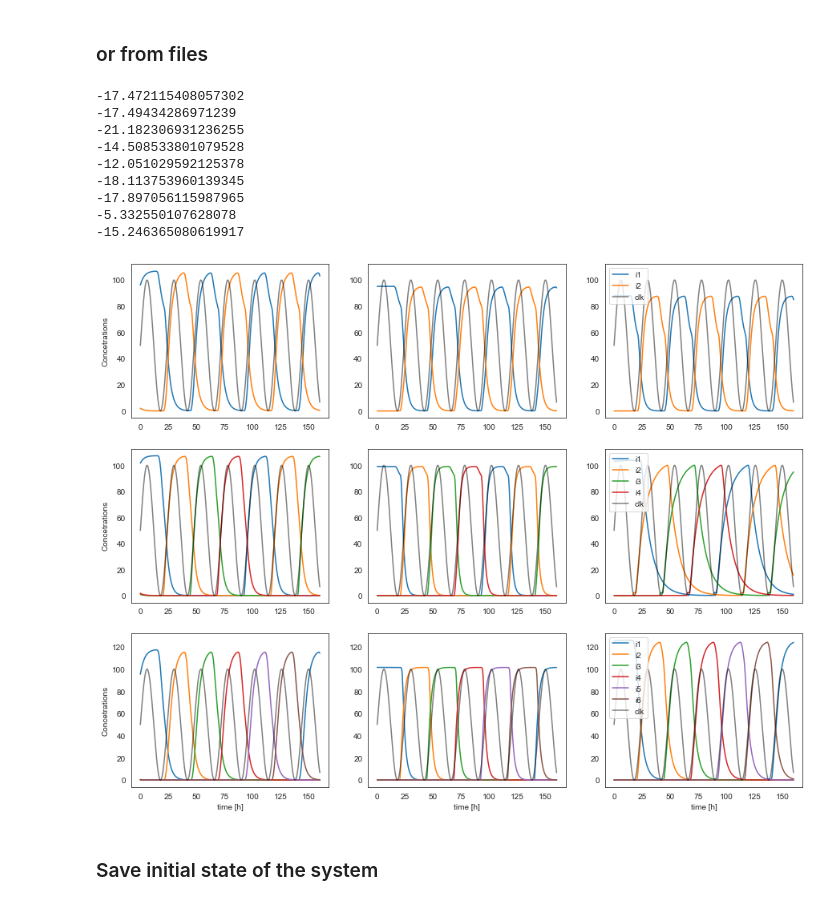
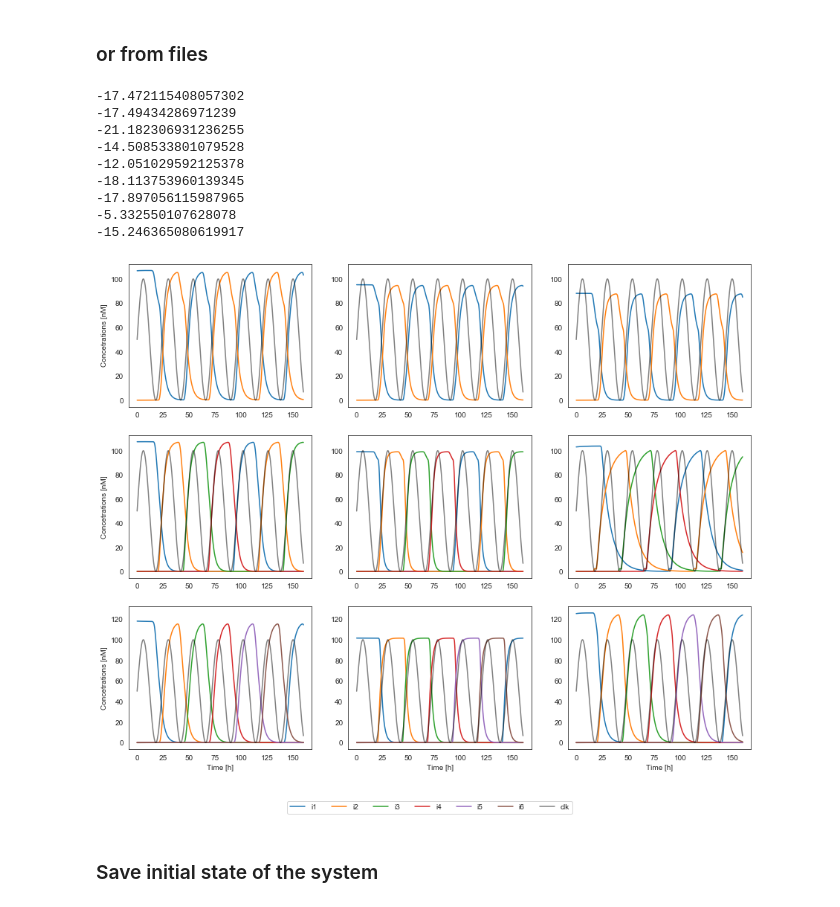
Before and after one commit to mmoskon/BioProc, a Jupyter notebook: models/analyse_proc_4bit.ipynb, the cells around one changed output. Cells and saved outputs as stored; diff of their text form; code cells hidden in the pictures.

Commit message:
figures updated

```diff
--- a/models/analyse_proc_4bit.ipynb
+++ b/models/analyse_proc_4bit.ipynb
@@ -87,7 +87,7 @@ def plot_points(axes, points, n_bits = 2, plot_clock=True, plot_q = False, hot_s
                 a.plot(ts, q, label='q')
             if plot_clock:
                 a.plot(ts, clk, 'k', alpha = 0.5, label='clk')
-            #a.set_xlabel("time [h]")
+            #a.set_xlabel("Time [h]")
             #a.legend(loc='upper left')
 
 
@@ -123,7 +123,7 @@ def plot_points(axes, points, n_bits = 2, plot_clock=True, plot_q = False, hot_s
                 a.plot(ts, q2, label='q2')
             if plot_clock:
                 a.plot(ts, clk, 'k', alpha = 0.5, label='clk')
-            #a.set_xlabel("time [h]")
+            #a.set_xlabel("Time [h]")
             #a.legend(loc='upper left')
         elif n_bits == 3 or (n_bits == 0 and i == 2):
             y0 = init_valid[2]# np.array([0]*6)
@@ -162,7 +162,7 @@ def plot_points(axes, points, n_bits = 2, plot_clock=True, plot_q = False, hot_s
                 a.plot(ts, q3, label='q3')
             if plot_clock:
                 a.plot(ts, clk, 'k', alpha = 0.5, label='clk')
-            #a.set_xlabel("time [h]")
+            #a.set_xlabel("Time [h]")
             #a.legend(loc='upper left')
         elif n_bits == 4 or (n_bits == 0 and i == 3):
             y0 = init_valid[3]# np.array([0]*6)
@@ -208,14 +208,15 @@ def plot_points(axes, points, n_bits = 2, plot_clock=True, plot_q = False, hot_s
                 a.plot(ts, q4, label='q4')
             if plot_clock:
                 a.plot(ts, clk, 'k', alpha = 0.5, label='clk')
-            a.set_xlabel("time [h]")
-            a.legend(loc='upper left')
+            a.set_xlabel("Time [h]")
+            #a.legend(loc='upper left')
 
 
     if save_fig:
-        axes[0].set_ylabel("Concetrations")
+        axes[0].set_ylabel("Concetrations [nM]")
         plt.gcf().set_size_inches(15,5)
         plt.savefig('figs\\proc_'+str(n_bits)+'_ODE.pdf', bbox_inches = 'tight')
+        plt.savefig('figs\\proc_'+str(n_bits)+'_ODE.eps', bbox_inches = 'tight')
         plt.show()
     np.savetxt('figs\\proc_'+str(n_bits)+'.txt', points)
 # %% [markdown]
@@ -264,39 +265,44 @@ for n_bits in range(1,4):
     #points = Points[2]
 
 
     for j in range(3):
         m = model[i]
         m.eval(points[j])
 
     ax1=plt.subplot(3, 3, 3*i + 1)
     ax2=plt.subplot(3, 3, 3*i + 2, sharey = ax1)
     ax3=plt.subplot(3, 3, 3*i + 3, sharey = ax1)
     plot_points([ax1, ax2, ax3], points[:3], n_bits=n_bits, plot_q=False, save_fig=False)
     #plot_points([ax1], points[:1], n_bits=n_bits)
 
-    ax1.set_ylabel("Concetrations")
-    ax3.legend(loc='upper left')
+    ax1.set_ylabel("Concetrations [nM]")
+    #ax3.legend(loc='upper left')
 
-ax1.set_xlabel("time [h]")
-ax2.set_xlabel("time [h]")
-ax3.set_xlabel("time [h]")
+ax1.set_xlabel("Time [h]")
+ax2.set_xlabel("Time [h]")
+ax3.set_xlabel("Time [h]")
 
+ax3.legend(ncol=10,
+          loc='upper center',
+          bbox_to_anchor=(0.5, 0.05),
+          bbox_transform=plt.gcf().transFigure)
 
 
 plt.gcf().set_size_inches(15,12)
 plt.savefig('figs\\proc_basic_ODE.pdf', bbox_inches = 'tight')
+#plt.savefig('figs\\proc_basic_ODE.eps', bbox_inches = 'tight')
 plt.show()
 # %% [output]
 -17.472115408057302
 -17.49434286971239
 -21.182306931236255
 -14.508533801079528
 -12.051029592125378
 -18.113753960139345
 -17.897056115987965
 -5.332550107628078
 -15.246365080619917
-[figure, old version]
+[figure, new version]
 # %% [markdown]
 ### Save initial state of the system
 # %%
```
Also changed, not shown: 35 other files.
